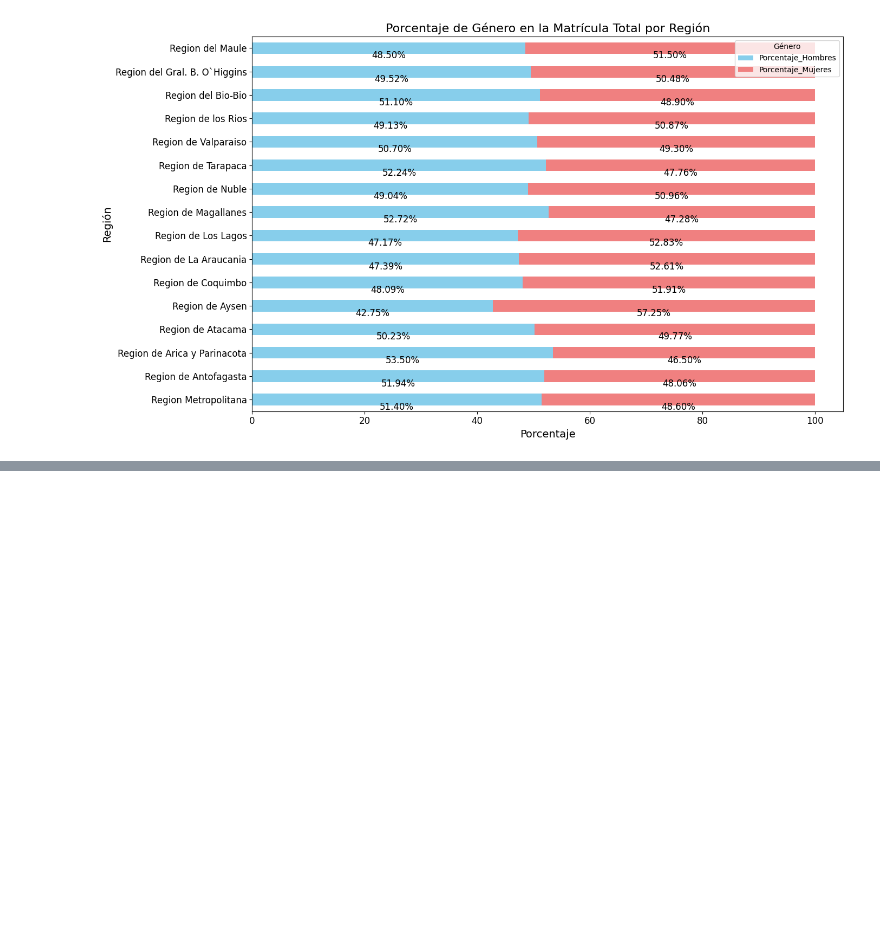
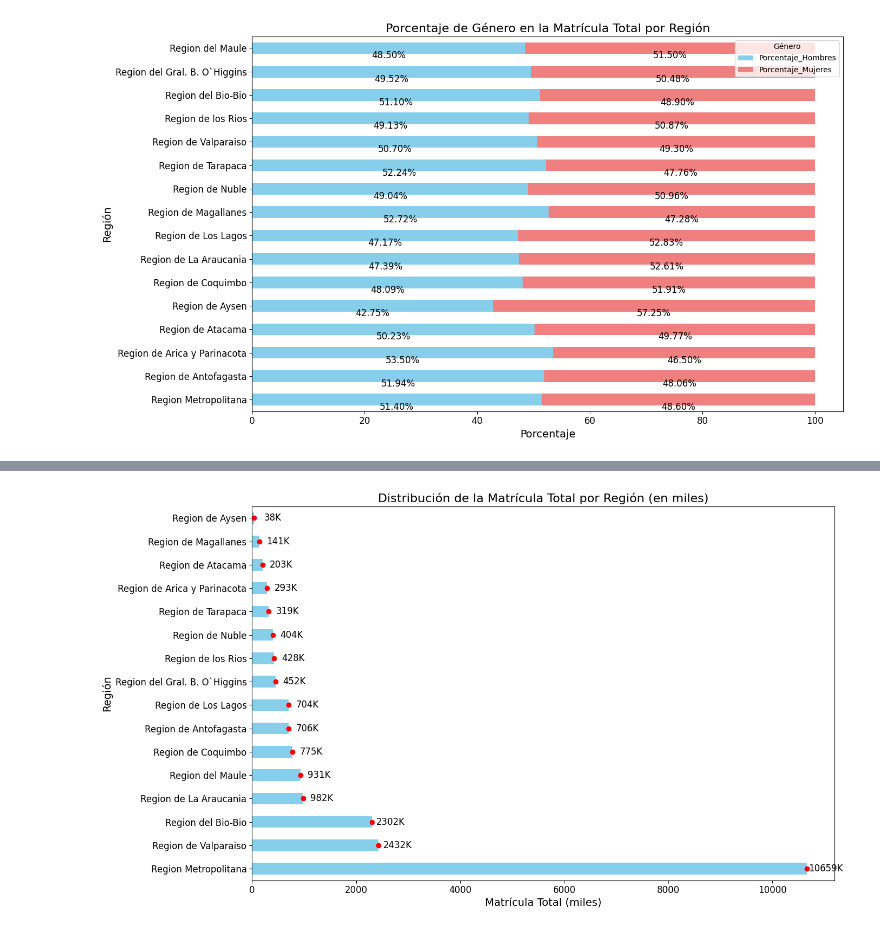
Before and after one commit to jcastilloc168/PythonUDD_ProyectoFinal, a Jupyter notebook: notebooks/03_Visualizacion.ipynb, the cells around one changed output, grey strips where cells are left out. Drawn from its saved outputs; the diff is of its cells as text; code cells hidden in the pictures; blank space fills up the shorter version.

Commit message:
Anadir visualizaciones de analisis de matricula por Región

```diff
--- a/notebooks/03_Visualizacion.ipynb
+++ b/notebooks/03_Visualizacion.ipynb
@@ -166,0 +171,32 @@ plt.show()
+# %%
+# 1. Distribución de la Matrícula Total por Región
+import matplotlib.pyplot as plt
+
+# Agrupar y ordenar los datos por matrícula total y convertir a miles
+matricula_total_por_region = df_clean.groupby('Nombre_Region')['Matricula_Total'].sum().sort_values(ascending=False) / 1e3
+
+# Mejorar el gráfico de distribución de la matrícula total por región
+plt.figure(figsize=(14, 8))
+ax = matricula_total_por_region.plot(kind='barh', color='skyblue')
+plt.title('Distribución de la Matrícula Total por Región (en miles)', fontsize=16)
+plt.xlabel('Matrícula Total (miles)', fontsize=14)
+plt.ylabel('Región', fontsize=14)
+plt.xticks(fontsize=12)
+plt.yticks(fontsize=12)
+
+# Añadir etiquetas de valores en las barras
+for p in ax.patches:
+    ax.annotate(f'{p.get_width():.0f}K',
+                (p.get_width(), p.get_y() + p.get_height() / 2),
+                ha='center', va='center',
+                xytext=(25, 0),
+                textcoords='offset points', fontsize=12)
+
+# Añadir puntos al final de las barras
+for p in ax.patches:
+    plt.plot(p.get_width(), p.get_y() + p.get_height() / 2, 'ro')
+
+plt.tight_layout()
+plt.show()
+# %% [output]
+[figure, added]
```
Also changed, not shown: parts of 5 cells of this notebook.
